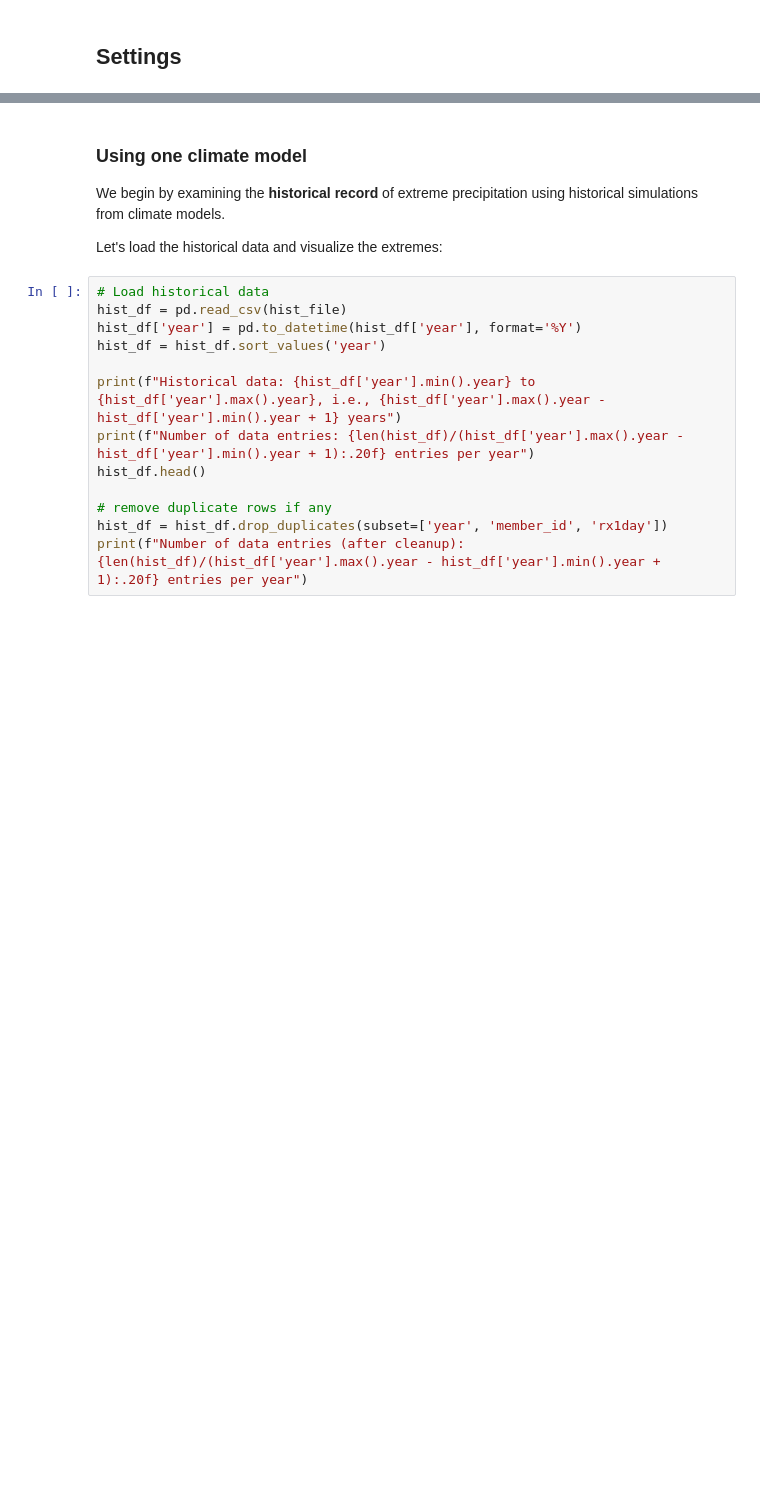
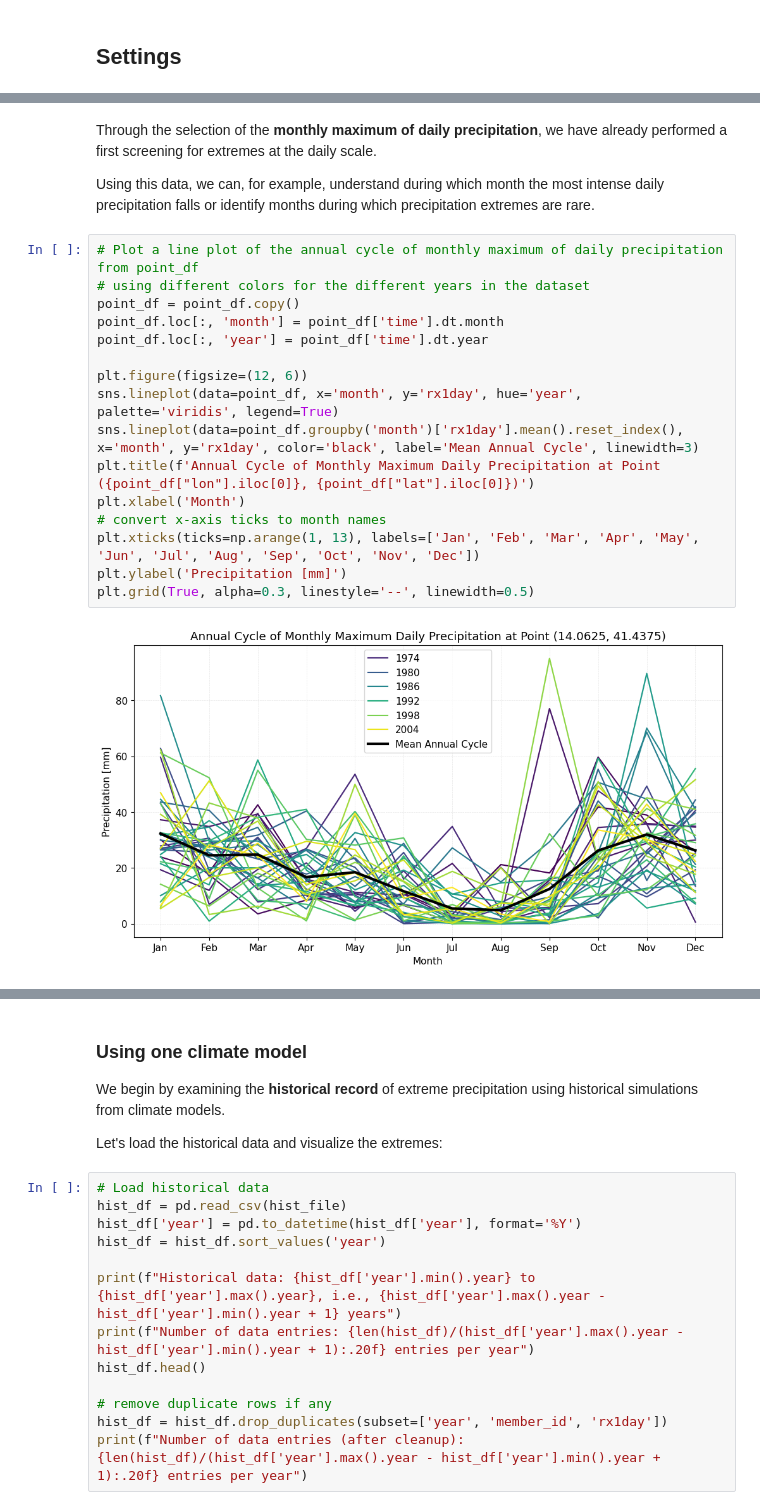
Before and after one commit to ecmwf-training/extreme-precipitation-exposure, a Jupyter notebook: tutorials/return_period.ipynb, the cells around one changed output, grey strips where cells are left out. Drawn from its saved outputs; the diff is of its cells as text; blank space fills up the shorter version.

```diff
--- a/tutorials/return_period.ipynb
+++ b/tutorials/return_period.ipynb
@@ -61,0 +111,22 @@ Projection data: /home/nejk/code/extreme_precip_exposure/data/ITF2/extreme_preci
+# %% [markdown]
+Through the selection of the **monthly maximum of daily precipitation**, we have already performed a first screening for extremes at the daily scale.
+
+Using this data, we can, for example, understand during which month the most intense daily precipitation falls or identify months during which precipitation extremes are rare.
+# %%
+# Plot a line plot of the annual cycle of monthly maximum of daily precipitation from point_df
+# using different colors for the different years in the dataset
+point_df = point_df.copy()
+point_df.loc[:, 'month'] = point_df['time'].dt.month
+point_df.loc[:, 'year'] = point_df['time'].dt.year
+
+plt.figure(figsize=(12, 6))
+sns.lineplot(data=point_df, x='month', y='rx1day', hue='year', palette='viridis', legend=True)
+sns.lineplot(data=point_df.groupby('month')['rx1day'].mean().reset_index(), x='month', y='rx1day', color='black', label='Mean Annual Cycle', linewidth=3)
+plt.title(f'Annual Cycle of Monthly Maximum Daily Precipitation at Point ({point_df["lon"].iloc[0]}, {point_df["lat"].iloc[0]})')
+plt.xlabel('Month')
+# convert x-axis ticks to month names
+plt.xticks(ticks=np.arange(1, 13), labels=['Jan', 'Feb', 'Mar', 'Apr', 'May', 'Jun', 'Jul', 'Aug', 'Sep', 'Oct', 'Nov', 'Dec'])
+plt.ylabel('Precipitation [mm]')
+plt.grid(True, alpha=0.3, linestyle='--', linewidth=0.5)
+# %% [output]
+[figure, added]
```
Also changed, not shown: parts of 13 cells of this notebook.
